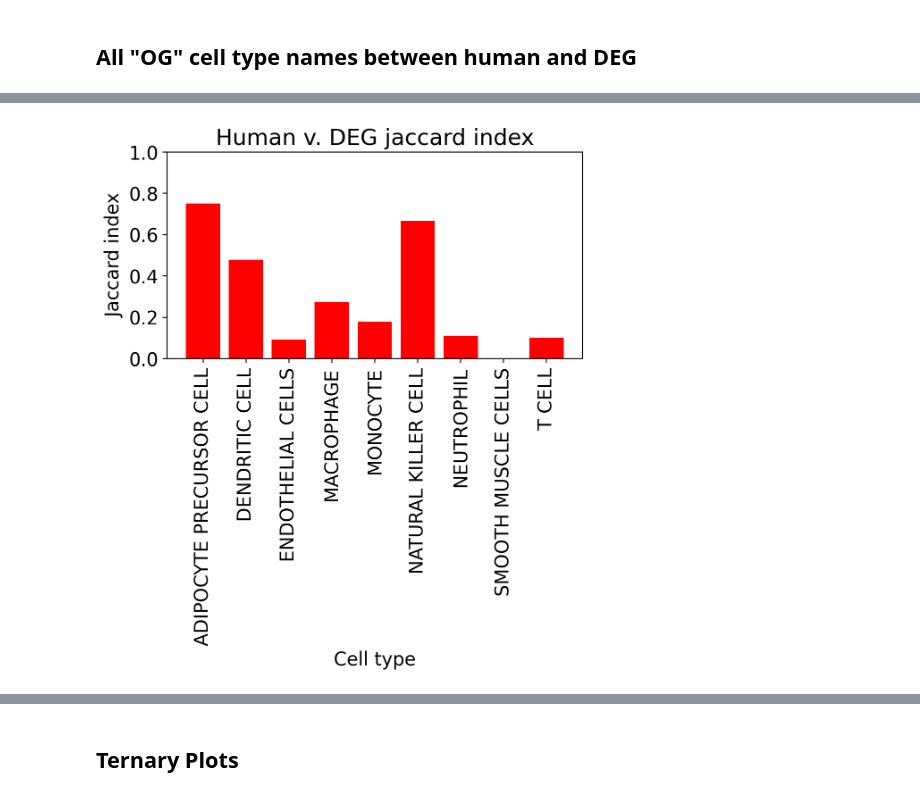
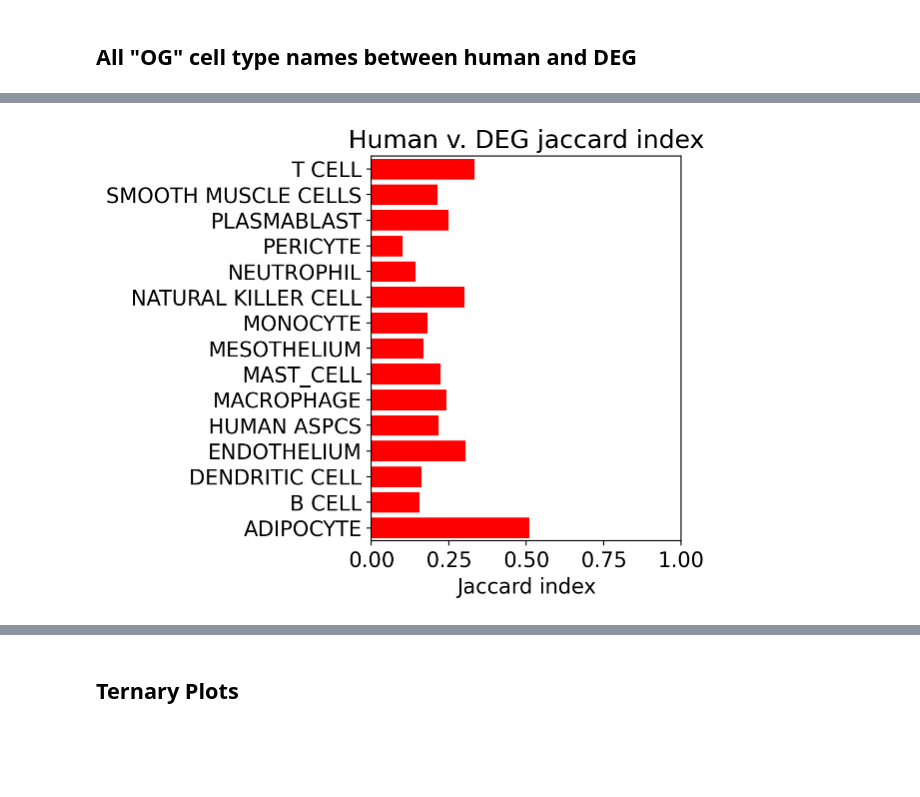
Before and after one commit to sbooeshaghi/llmarkers, a Jupyter notebook: analysis/deg_vs_human/compare_evidence.ipynb, the cells around one changed output, grey strips where cells are left out. Drawn from its saved outputs; the diff is of its cells as text; code cells hidden in the pictures; blank space fills up the shorter version.

```diff
--- a/analysis/deg_vs_human/compare_evidence.ipynb
+++ b/analysis/deg_vs_human/compare_evidence.ipynb
@@ -28,7 +28,7 @@ def load_evidence(fn):
     # normalize the string values for genes
     ddf["feature_name"] = ddf["feature_name"].str.strip().str.upper()
     ddf["feature_identifier"] = ddf["feature_identifier"].str.strip().str.upper()
-    hddf = ddf.query("organism == 'homo_sapiens'")
+    hddf = ddf.query("organism == 'homo_sapiens'").dropna(subset=["feature_identifier"])
     return hddf
 
 def set_itx(a, b, vals=False):
@@ -207,5 +225,5 @@ df.head()
 # %%
-(mtx, norm_mtx, hmnct, degct) = ctg_metric(hmn, deg, gene_col = "feature_name", ct_col = "cell_type_id", df1_label="hmn", df2_label="deg", comm_ct=True, comm_gene=True)
+(mtx, norm_mtx, hmnct, degct) = ctg_metric(hmn, deg, gene_col = "feature_identifier", ct_col = "cell_type_id", df1_label="hmn", df2_label="deg", comm_ct=True, comm_gene=True)
 # %%
 df = pd.DataFrame(mtx.tolist(), index=hmnct, columns=degct)
 df.head()
@@ -241,20 +279,20 @@ plt.show()
 # %%
-fig, ax = plt.subplots(figsize=(6, 3))
+fig, ax = plt.subplots(figsize=(4, 5))
 
 eye = norm_mtx[np.eye(norm_mtx.shape[0], dtype=bool)]
 jac = eye[:,1] / (eye[:,0] + eye[:,2] + eye[:,1])
 
-ax.bar(np.arange(len(hmnct)), jac, color="red")
+ax.barh(np.arange(len(hmnct)), jac, color="red")
 ax.set(**{
-    "xticks": np.arange(len(hmnct)),
-    "xticklabels": hmnct,
-    "xlabel": "Cell type",
-    "ylabel": "Jaccard index",
+    "yticks": np.arange(len(hmnct)),
+    "yticklabels": hmnct,
+    "xlabel": "Jaccard index",
     "title": "Human v. DEG jaccard index",
-    "ylim": (0,1)
+    "xlim": (0,1),
+    "ylim": (-0.5, len(hmnct)-0.5)
 })
-ax.set_xticklabels(ax.get_xticklabels(), rotation=90, horizontalalignment='center')
+ax.set_yticklabels(ax.get_yticklabels(), rotation=0, horizontalalignment='right')
 plt.show()
 # %% [output]
-[figure, old version]
+[figure, new version]
 # %%
```
Also changed, not shown: parts of 29 cells of this notebook, 10 other files.
